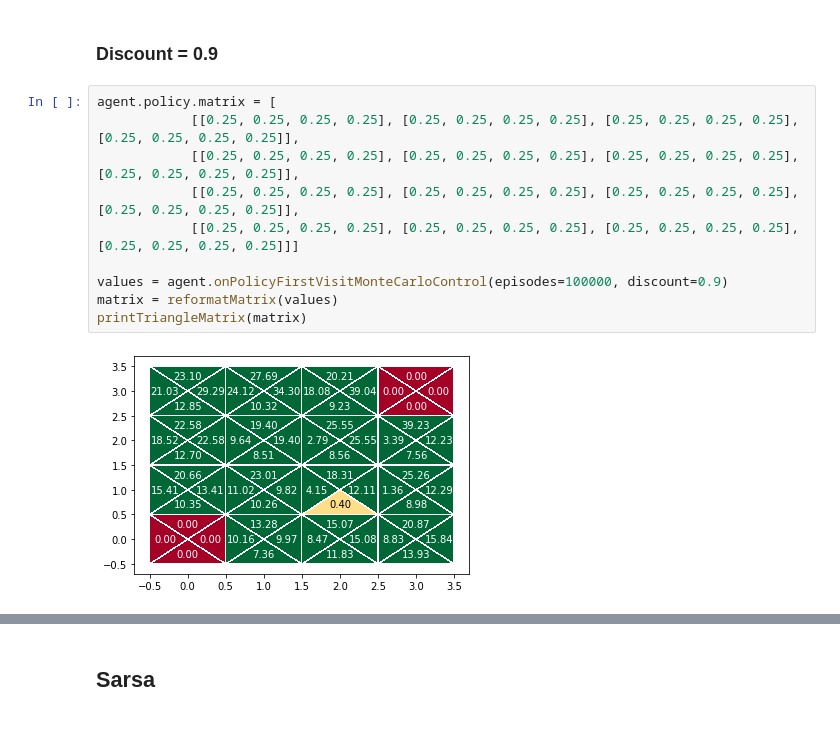
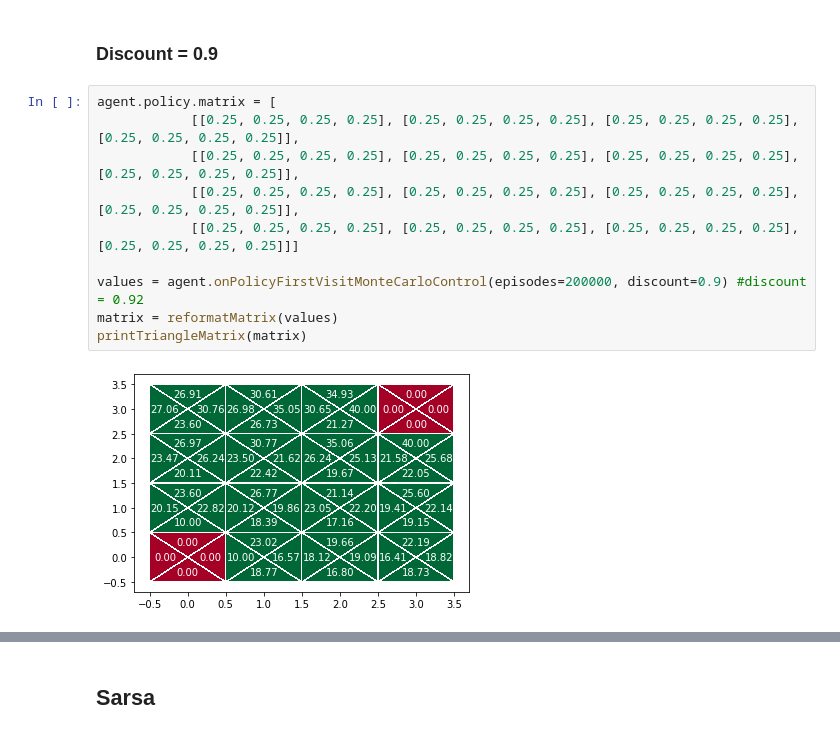
Before and after one commit to nielsbijl/AS, a Jupyter notebook: Inleveropgave2/run.ipynb, the cells around one changed output, grey strips where cells are left out. Saved outputs shown, nothing was run; the diff lists cells and outputs as text.

Commit message:
montecarlo control fix

```diff
--- a/Inleveropgave2/run.ipynb
+++ b/Inleveropgave2/run.ipynb
@@ -182,15 +182,15 @@ printTriangleMatrix(matrix)
 # %%
 agent.policy.matrix = [
             [[0.25, 0.25, 0.25, 0.25], [0.25, 0.25, 0.25, 0.25], [0.25, 0.25, 0.25, 0.25], [0.25, 0.25, 0.25, 0.25]],
             [[0.25, 0.25, 0.25, 0.25], [0.25, 0.25, 0.25, 0.25], [0.25, 0.25, 0.25, 0.25], [0.25, 0.25, 0.25, 0.25]],
             [[0.25, 0.25, 0.25, 0.25], [0.25, 0.25, 0.25, 0.25], [0.25, 0.25, 0.25, 0.25], [0.25, 0.25, 0.25, 0.25]],
             [[0.25, 0.25, 0.25, 0.25], [0.25, 0.25, 0.25, 0.25], [0.25, 0.25, 0.25, 0.25], [0.25, 0.25, 0.25, 0.25]]]
 
-values = agent.onPolicyFirstVisitMonteCarloControl(episodes=100000, discount=0.9)
+values = agent.onPolicyFirstVisitMonteCarloControl(episodes=200000, discount=0.9) #discount = 0.92
 matrix = reformatMatrix(values)
 printTriangleMatrix(matrix)
 # %% [output]
-[figure, old version]
+[figure, new version]
 # %%
 matrix = reformatMatrix(agent.policy.matrix)
 printTriangleMatrix(matrix)
```
Also changed, not shown: parts of 16 cells of this notebook, 1 other file.
